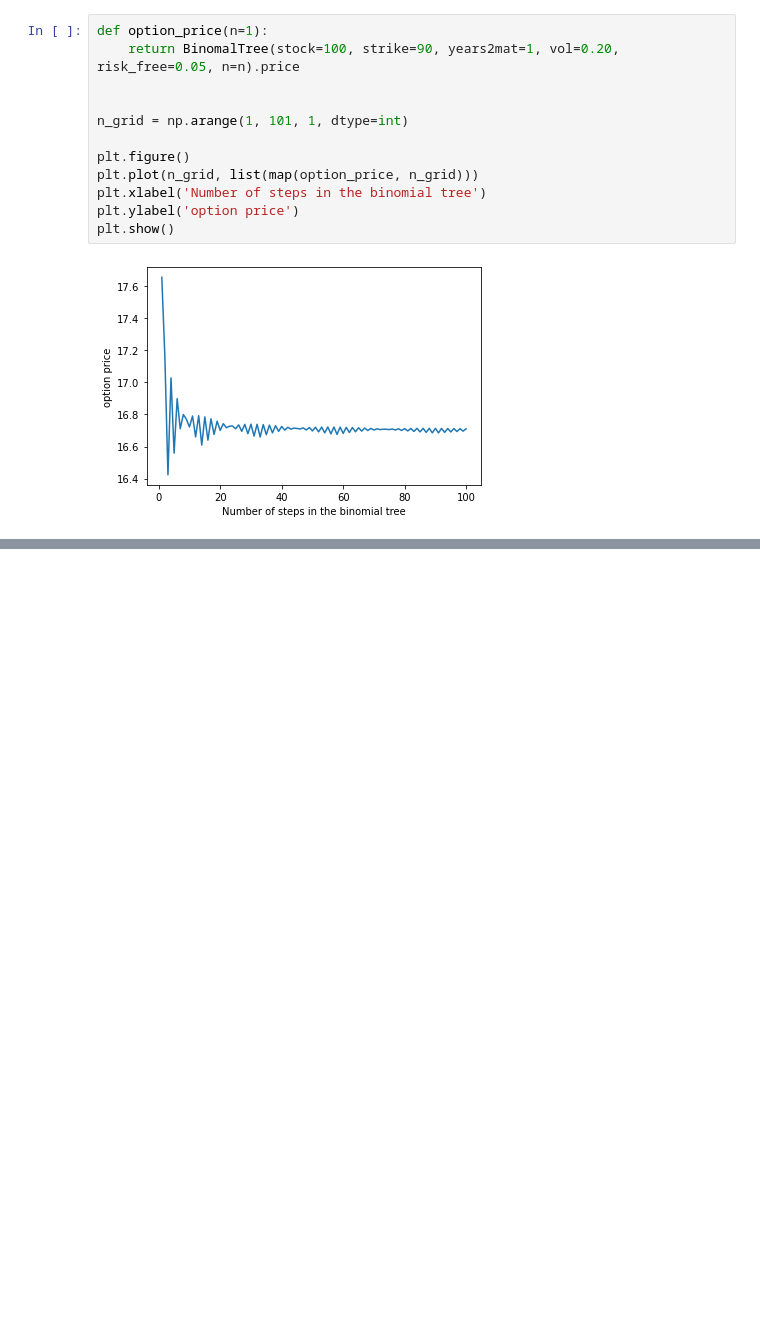
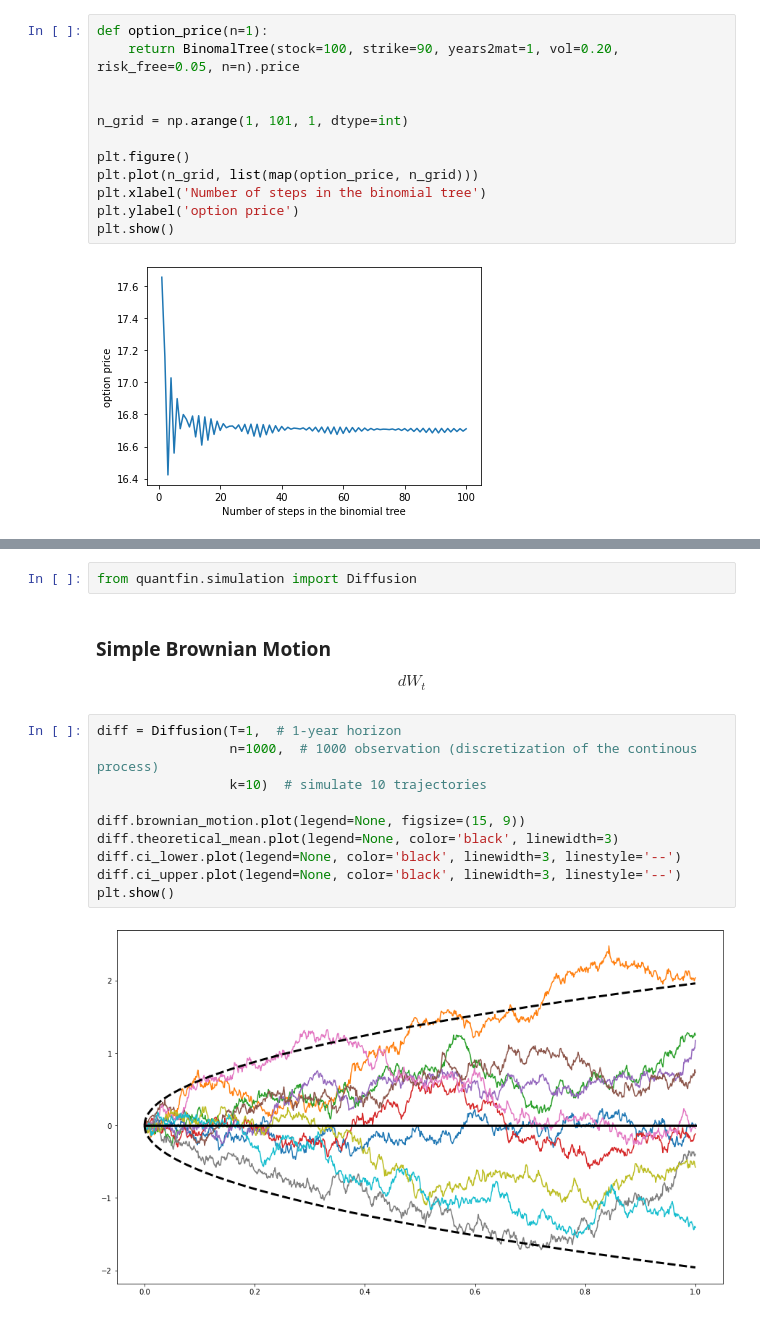
Before and after one commit to gusamarante/QuantFin, a Jupyter notebook: quantfin_examples.ipynb, the cells around one changed output, grey strips where cells are left out. Saved outputs shown, nothing was run; the diff lists cells and outputs as text; blank space fills up the shorter version.

Commit message:
Moved diffusion examples to the notebook.

```diff
--- a/quantfin_examples.ipynb
+++ b/quantfin_examples.ipynb
@@ -106,0 +114,19 @@ plt.show()
+# %%
+from quantfin.simulation import Diffusion
+# %% [markdown]
+### Simple Brownian Motion
+$$
+dW_{t}
+$$
+# %%
+diff = Diffusion(T=1,  # 1-year horizon
+                 n=1000,  # 1000 observation (discretization of the continous process)
+                 k=10)  # simulate 10 trajectories
+
+diff.brownian_motion.plot(legend=None, figsize=(15, 9))
+diff.theoretical_mean.plot(legend=None, color='black', linewidth=3)
+diff.ci_lower.plot(legend=None, color='black', linewidth=3, linestyle='--')
+diff.ci_upper.plot(legend=None, color='black', linewidth=3, linestyle='--')
+plt.show()
+# %% [output]
+[figure, added]
```
Also changed, not shown: parts of 8 cells of this notebook, 2 other files.
